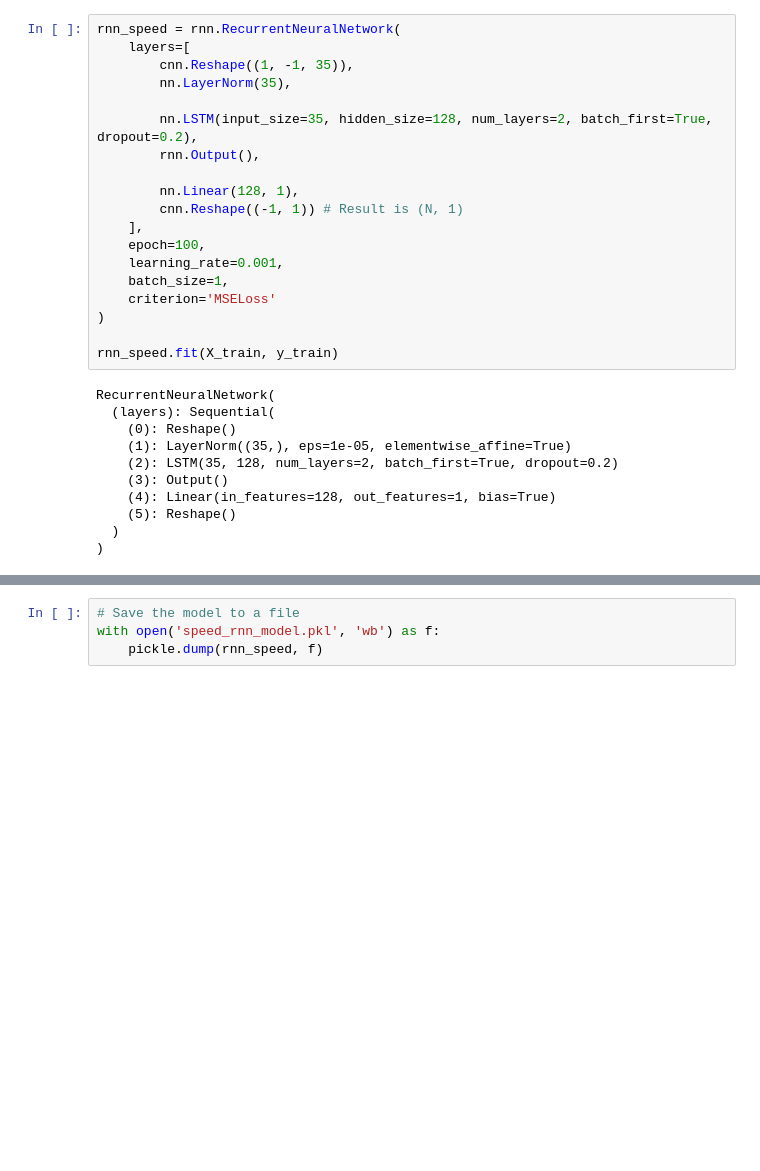
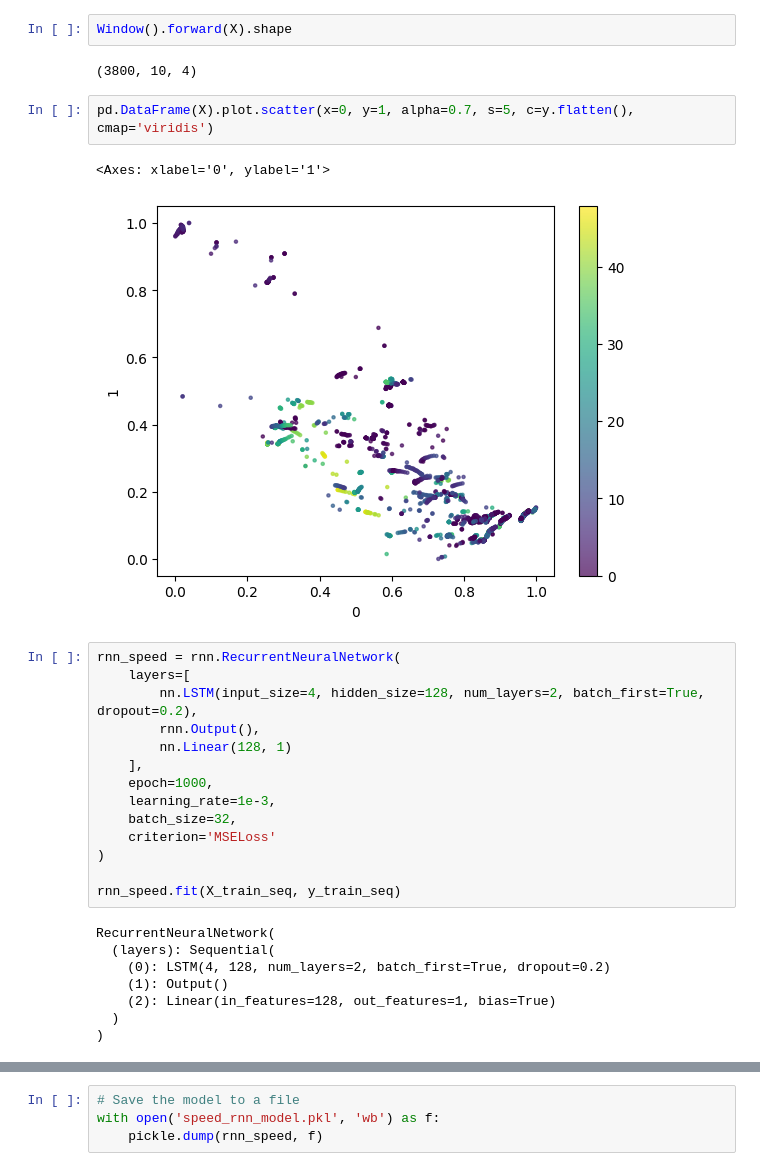
Before and after one commit to RobertDeLaCruzNEU/CS7180-Final, a Jupyter notebook: models/rnn-example.ipynb, the cells around one changed output, grey strips where cells are left out. Drawn from its saved outputs; the diff is of its cells as text; blank space fills up the shorter version.

```diff
--- a/models/rnn-example.ipynb
+++ b/models/rnn-example.ipynb
@@ -23,31 +55,32 @@ X_train, X_test, y_train, y_test = X[:split], X[split:], y[:split], y[split:]
+# %%
+Window().forward(X).shape
+# %% [output]
+(3800, 10, 4)
+# %%
+pd.DataFrame(X).plot.scatter(x=0, y=1, alpha=0.7, s=5, c=y.flatten(), cmap='viridis')
+# %% [output]
+<Axes: xlabel='0', ylabel='1'>
+[figure, added]
 # %%
 rnn_speed = rnn.RecurrentNeuralNetwork(
     layers=[
-        cnn.Reshape((1, -1, 35)),
-        nn.LayerNorm(35),
-
-        nn.LSTM(input_size=35, hidden_size=128, num_layers=2, batch_first=True, dropout=0.2),
+        nn.LSTM(input_size=4, hidden_size=128, num_layers=2, batch_first=True, dropout=0.2),
         rnn.Output(),
-
-        nn.Linear(128, 1),
-        cnn.Reshape((-1, 1)) # Result is (N, 1)
+        nn.Linear(128, 1)
     ],
-    epoch=100,
-    learning_rate=0.001,
-    batch_size=1,
+    epoch=1000,
+    learning_rate=1e-3,
+    batch_size=32,
     criterion='MSELoss'
 )
 
-rnn_speed.fit(X_train, y_train)
+rnn_speed.fit(X_train_seq, y_train_seq)
 # %% [output]
 RecurrentNeuralNetwork(
   (layers): Sequential(
-    (0): Reshape()
-    (1): LayerNorm((35,), eps=1e-05, elementwise_affine=True)
-    (2): LSTM(35, 128, num_layers=2, batch_first=True, dropout=0.2)
-    (3): Output()
-    (4): Linear(in_features=128, out_features=1, bias=True)
-    (5): Reshape()
+    (0): LSTM(4, 128, num_layers=2, batch_first=True, dropout=0.2)
+    (1): Output()
+    (2): Linear(in_features=128, out_features=1, bias=True)
   )
 )
 # %%
```
Also changed, not shown: parts of 7 cells of this notebook, 3 other files.
